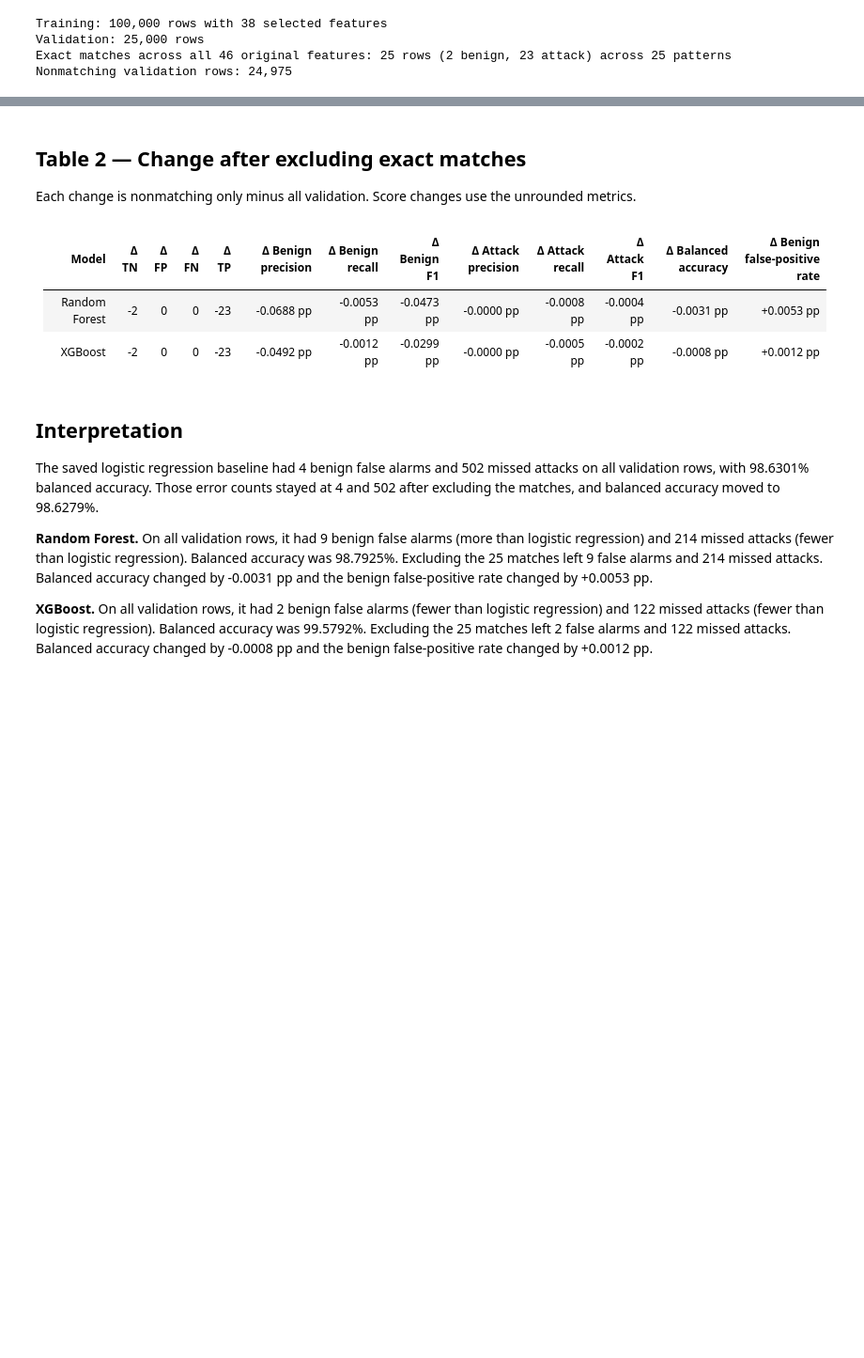
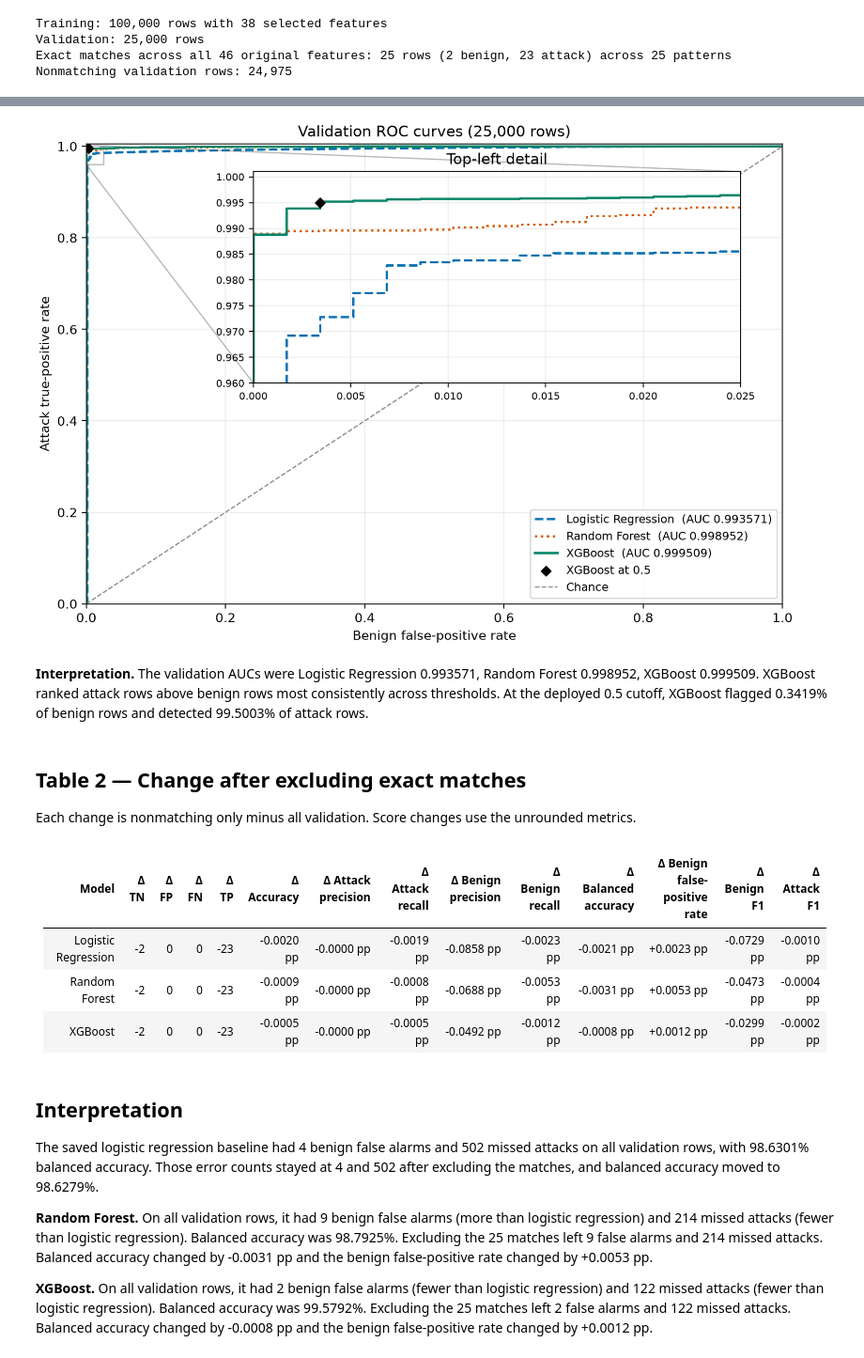
Before and after one commit to mdaliqbal021-tech/iot-intrusion-detection, a Jupyter notebook: notebooks/05_tree_model_comparison.ipynb, the cells around one changed output, grey strips where cells are left out. Shown at 94% size. Cells and saved outputs as stored; diff of their text form; code cells hidden in the pictures; blank space fills up the shorter version.

```diff
--- a/notebooks/05_tree_model_comparison.ipynb
+++ b/notebooks/05_tree_model_comparison.ipynb
@@ -132,9 +203,46 @@ show_markdown_table(validation_table)
+# %%
+colors = {"Logistic Regression": "#0072B2", "Random Forest": "#D55E00", "XGBoost": "#008669"}
+styles = {"Logistic Regression": "--", "Random Forest": ":", "XGBoost": "-"}
+fig, ax = plt.subplots(figsize=(8.4, 5.8), layout="constrained")
+zoom = ax.inset_axes([0.24, 0.48, 0.70, 0.46])
+for name, scores in attack_scores.items():
+    fpr, tpr, _ = roc_curve(y_validation, scores, pos_label=1)
+    for axis in (ax, zoom):
+        axis.plot(fpr, tpr, color=colors[name], linestyle=styles[name], linewidth=1.8,
+                  label=f"{name}  (AUC {roc_aucs[name]:.6f})")
+
+xgb_point = xgb["Benign false-positive rate"], xgb["Attack recall"]
+for axis in (ax, zoom):
+    axis.scatter(*xgb_point, c="black", marker="D", s=29, zorder=5, label="XGBoost at 0.5")
+    axis.grid(alpha=0.23)
+ax.plot([0, 1], [0, 1], color="0.55", linestyle="--", linewidth=1, label="Chance")
+ax.set(xlim=(0, 1), ylim=(0, 1.005), xlabel="Benign false-positive rate",
+       ylabel="Attack true-positive rate", title="Validation ROC curves (25,000 rows)")
+ax.legend(loc="lower right", fontsize=9)
+zoom.set(xlim=(0, 0.025), ylim=(0.96, 1.001), title="Top-left detail")
+zoom.tick_params(labelsize=8)
+ax.indicate_inset_zoom(zoom, edgecolor="0.45")
+
+roc_path = figure_dir / "validation_roc.png"
+fig.savefig(roc_path, dpi=200)
+plt.close(fig)
+display(Image(filename=roc_path, width=840))
+auc_text = ", ".join(f"{name} {auc:.6f}" for name, auc in roc_aucs.items())
+best_auc = max(roc_aucs, key=roc_aucs.get)
+display(Markdown(
+    f"**Interpretation.** The validation AUCs were {auc_text}. "
+    f"{best_auc} ranked attack rows above benign rows most consistently across thresholds. "
+    f"At the deployed 0.5 cutoff, XGBoost flagged {xgb_point[0]:.4%} of benign rows "
+    f"and detected {xgb_point[1]:.4%} of attack rows."
+))
+# %% [output]
+[figure, added]
+**Interpretation.** The validation AUCs were Logistic Regression 0.993571, Random Forest 0.998952, XGBoost 0.999509. XGBoost ranked attack rows above benign rows most consistently across thresholds. At the deployed 0.5 cutoff, XGBoost flagged 0.3419% of benign rows and detected 99.5003% of attack rows.
 # %% [markdown]
 ## Table 2 — Change after excluding exact matches
 
 Each change is nonmatching only minus all validation. Score changes use the unrounded metrics.
 # %%
-all_scores = metrics.xs("All validation", level="Validation")
 nonmatching_scores = metrics.xs("Nonmatching only", level="Validation")
 change_columns = count_columns + rate_columns
 changes = nonmatching_scores[change_columns] - all_scores[change_columns]
@@ -144,10 +252,11 @@ for column in rate_columns:
 change_table = change_table.add_prefix("Δ ").reset_index()
 show_markdown_table(change_table)
 # %% [output]
-| Model | Δ TN | Δ FP | Δ FN | Δ TP | Δ Benign precision | Δ Benign recall | Δ Benign F1 | Δ Attack precision | Δ Attack recall | Δ Attack F1 | Δ Balanced accuracy | Δ Benign false-positive rate |
-| --- | --- | --- | --- | --- | --- | --- | --- | --- | --- | --- | --- | --- |
-| Random Forest | -2 | 0 | 0 | -23 | -0.0688 pp | -0.0053 pp | -0.0473 pp | -0.0000 pp | -0.0008 pp | -0.0004 pp | -0.0031 pp | +0.0053 pp |
-| XGBoost | -2 | 0 | 0 | -23 | -0.0492 pp | -0.0012 pp | -0.0299 pp | -0.0000 pp | -0.0005 pp | -0.0002 pp | -0.0008 pp | +0.0012 pp |
+| Model | Δ TN | Δ FP | Δ FN | Δ TP | Δ Accuracy | Δ Attack precision | Δ Attack recall | Δ Benign precision | Δ Benign recall | Δ Balanced accuracy | Δ Benign false-positive rate | Δ Benign F1 | Δ Attack F1 |
+| --- | --- | --- | --- | --- | --- | --- | --- | --- | --- | --- | --- | --- | --- |
+| Logistic Regression | -2 | 0 | 0 | -23 | -0.0020 pp | -0.0000 pp | -0.0019 pp | -0.0858 pp | -0.0023 pp | -0.0021 pp | +0.0023 pp | -0.0729 pp | -0.0010 pp |
+| Random Forest | -2 | 0 | 0 | -23 | -0.0009 pp | -0.0000 pp | -0.0008 pp | -0.0688 pp | -0.0053 pp | -0.0031 pp | +0.0053 pp | -0.0473 pp | -0.0004 pp |
+| XGBoost | -2 | 0 | 0 | -23 | -0.0005 pp | -0.0000 pp | -0.0005 pp | -0.0492 pp | -0.0012 pp | -0.0008 pp | +0.0012 pp | -0.0299 pp | -0.0002 pp |
 # %% [markdown]
 ## Interpretation
 
```
Also changed, not shown: parts of 7 cells of this notebook, 25 other files.
